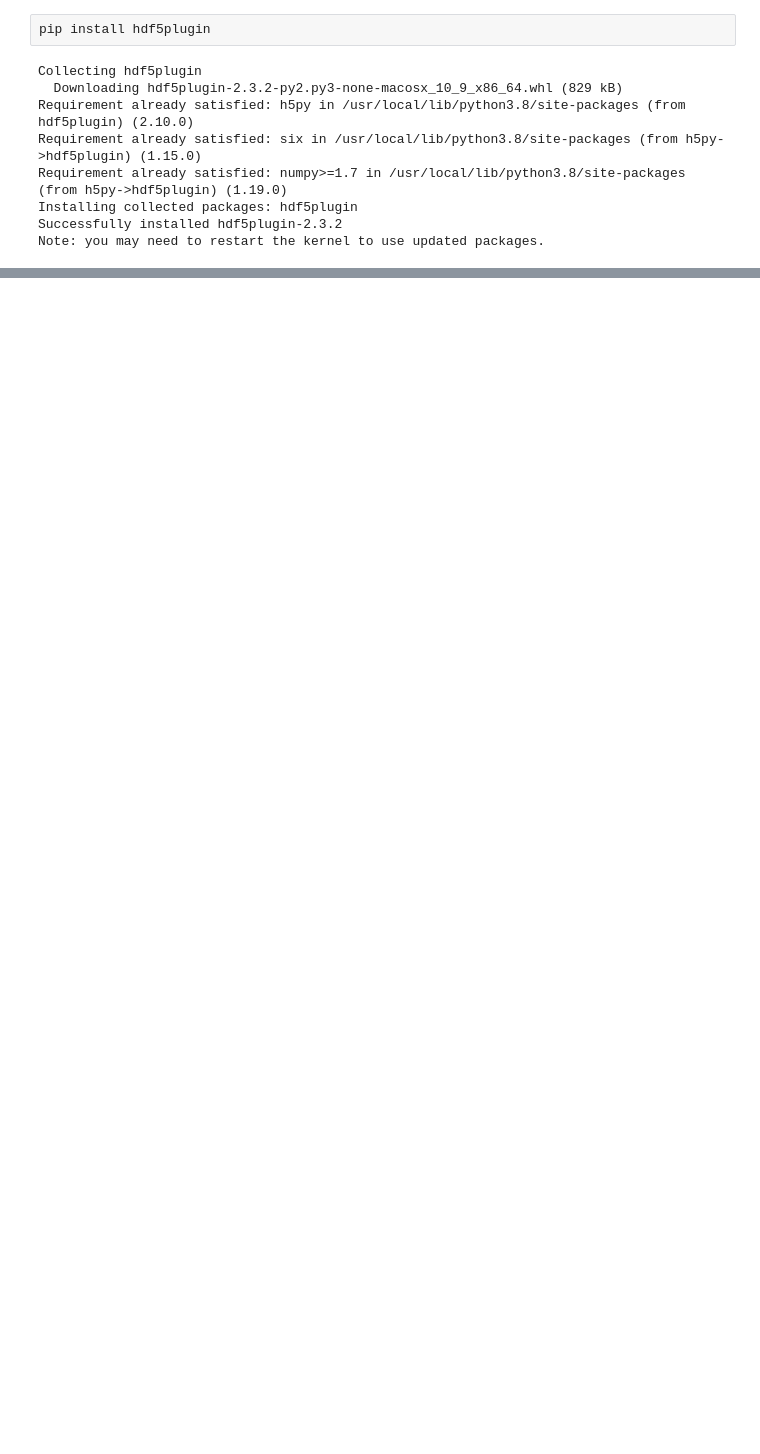
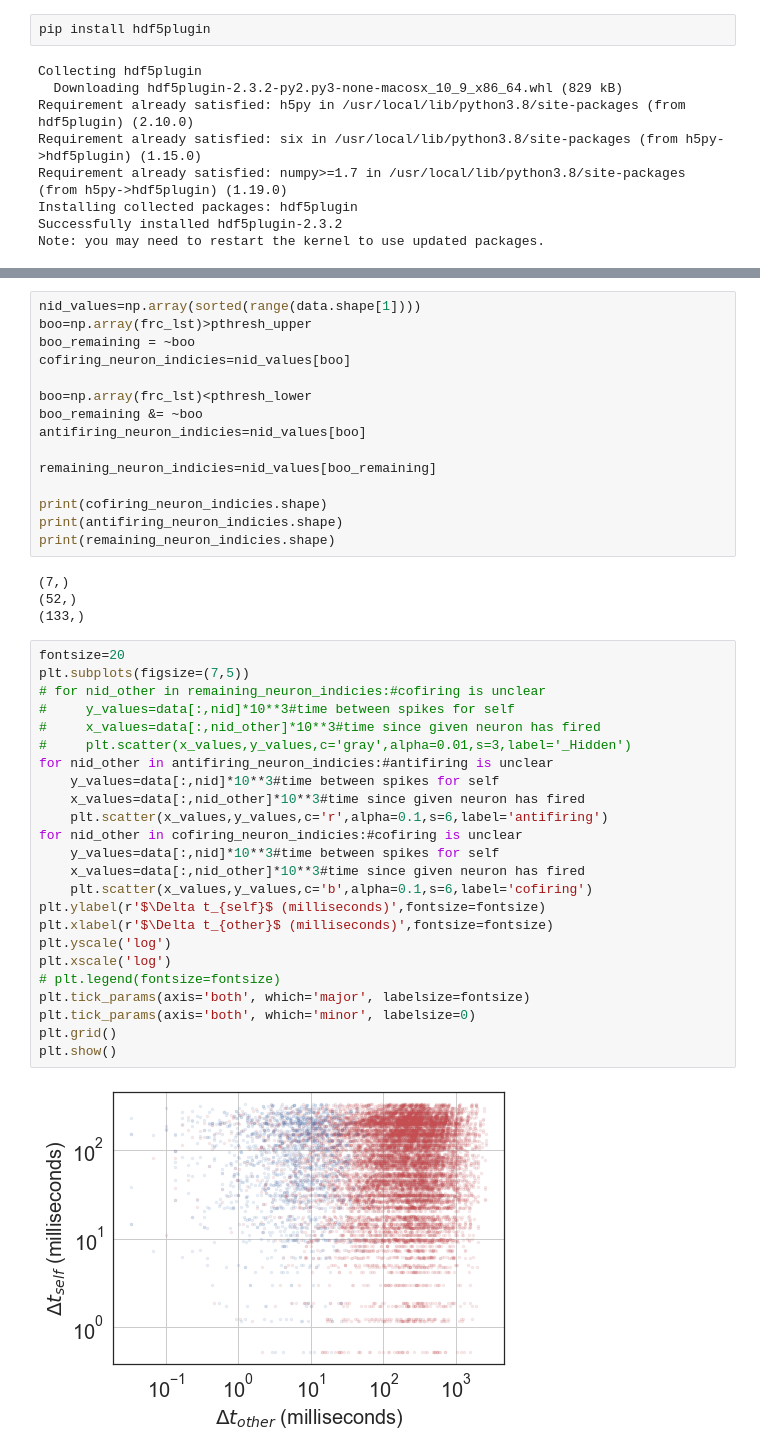
Before and after one commit to TimtheTyrant/neurophysics, a Jupyter notebook: notebooks/animating dimension reduction of spike times as point processes.ipynb, the cells around one changed output, grey strips where cells are left out. Drawn from its saved outputs; the diff is of its cells as text; blank space fills up the shorter version.

```diff
--- a/notebooks/animating dimension reduction of spike times as point processes.ipynb
+++ b/notebooks/animating dimension reduction of spike times as point processes.ipynb
@@ -293,0 +382,45 @@ Note: you may need to restart the kernel to use updated packages.
+# %%
+nid_values=np.array(sorted(range(data.shape[1])))
+boo=np.array(frc_lst)>pthresh_upper
+boo_remaining = ~boo
+cofiring_neuron_indicies=nid_values[boo]
+
+boo=np.array(frc_lst)<pthresh_lower
+boo_remaining &= ~boo
+antifiring_neuron_indicies=nid_values[boo]
+
+remaining_neuron_indicies=nid_values[boo_remaining]
+
+print(cofiring_neuron_indicies.shape)
+print(antifiring_neuron_indicies.shape)
+print(remaining_neuron_indicies.shape)
+# %% [output]
+(7,)
+(52,)
+(133,)
+# %%
+fontsize=20
+plt.subplots(figsize=(7,5))
+# for nid_other in remaining_neuron_indicies:#cofiring is unclear
+#     y_values=data[:,nid]*10**3#time between spikes for self
+#     x_values=data[:,nid_other]*10**3#time since given neuron has fired
+#     plt.scatter(x_values,y_values,c='gray',alpha=0.01,s=3,label='_Hidden')
+for nid_other in antifiring_neuron_indicies:#antifiring is unclear
+    y_values=data[:,nid]*10**3#time between spikes for self
+    x_values=data[:,nid_other]*10**3#time since given neuron has fired
+    plt.scatter(x_values,y_values,c='r',alpha=0.1,s=6,label='antifiring')
+for nid_other in cofiring_neuron_indicies:#cofiring is unclear
+    y_values=data[:,nid]*10**3#time between spikes for self
+    x_values=data[:,nid_other]*10**3#time since given neuron has fired
+    plt.scatter(x_values,y_values,c='b',alpha=0.1,s=6,label='cofiring')
+plt.ylabel(r'$\Delta t_{self}$ (milliseconds)',fontsize=fontsize)
+plt.xlabel(r'$\Delta t_{other}$ (milliseconds)',fontsize=fontsize)
+plt.yscale('log')
+plt.xscale('log')
+# plt.legend(fontsize=fontsize)
+plt.tick_params(axis='both', which='major', labelsize=fontsize)
+plt.tick_params(axis='both', which='minor', labelsize=0)
+plt.grid()
+plt.show()
+# %% [output]
+[figure, added]
```
Also changed, not shown: parts of 54 cells of this notebook, 1 other file.
